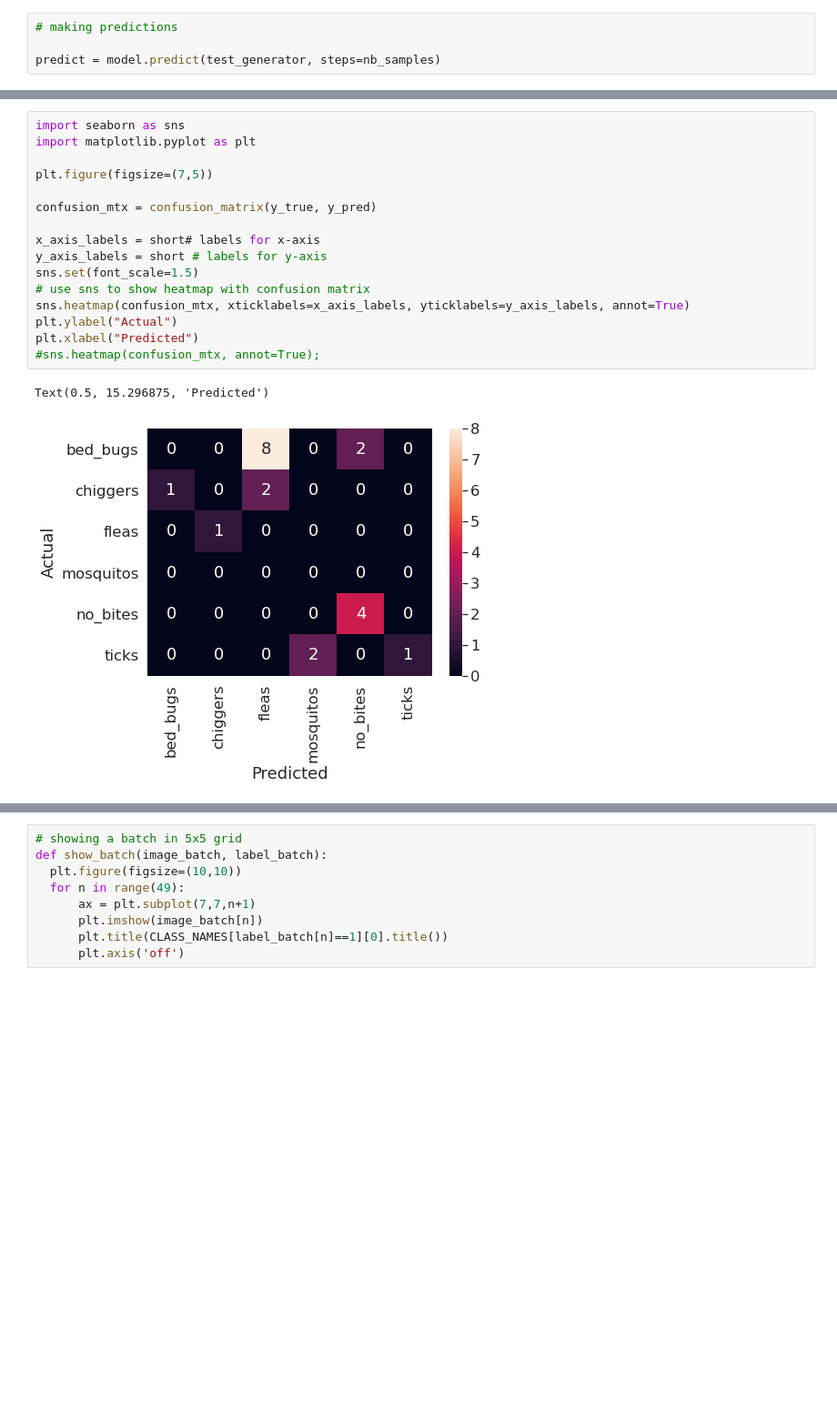
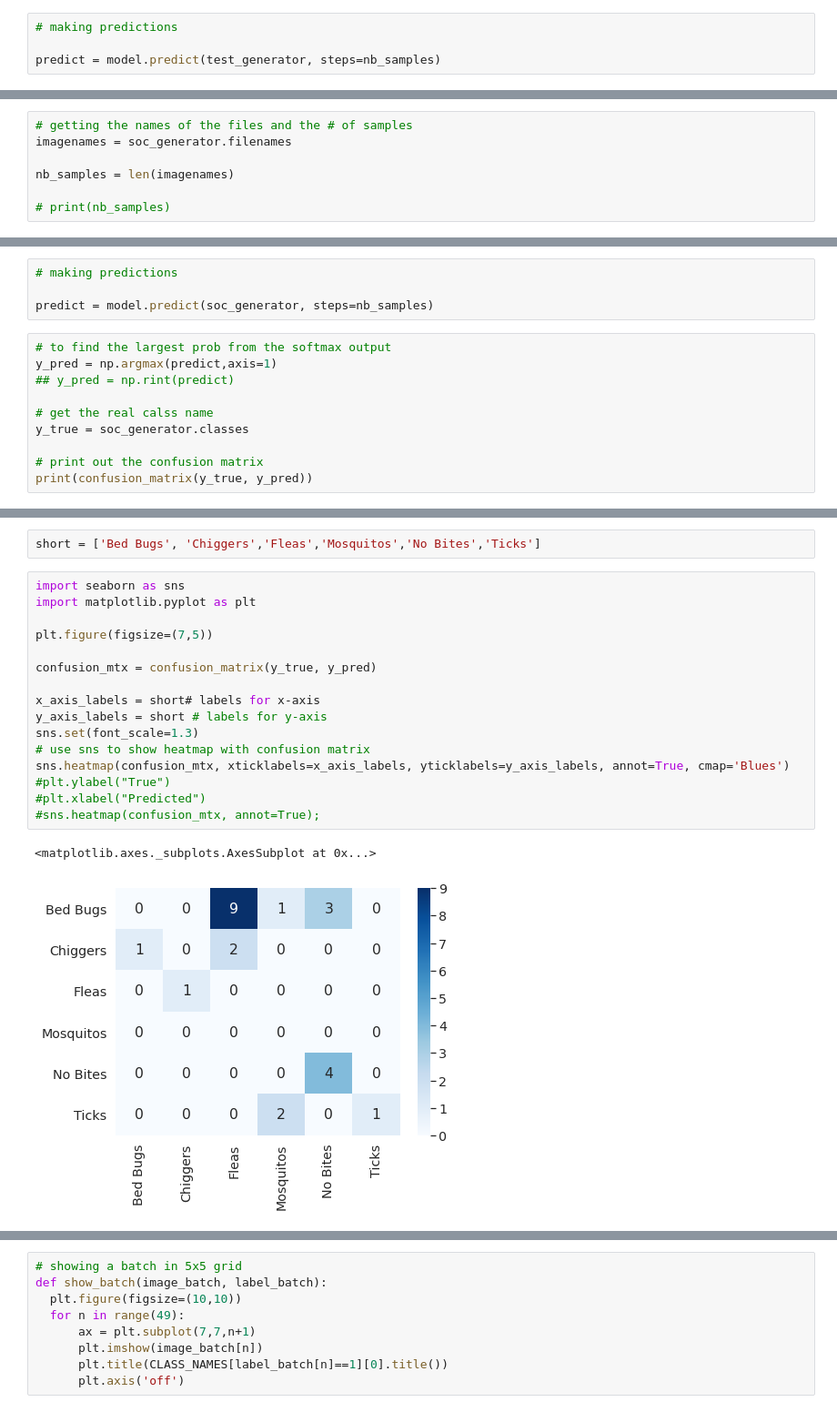
Before and after one commit to eyyeung/bugbite_ID, a Jupyter notebook: TensorFlow_Keras_LIME/Looking_at_wrong_predictions_V3.ipynb, the cells around one changed output, grey strips where cells are left out. Shown at 91% size. Drawn from its saved outputs; the diff is of its cells as text; blank space fills up the shorter version.

Commit message:
Added Simple_models and cleaned up notebooks

```diff
--- a/TensorFlow_Keras_LIME/Looking_at_wrong_predictions_V3.ipynb
+++ b/TensorFlow_Keras_LIME/Looking_at_wrong_predictions_V3.ipynb
@@ -80,0 +239,7 @@ print(confusion_matrix(y_true, y_pred))
+# %%
+# getting the names of the files and the # of samples
+imagenames = soc_generator.filenames
+
+nb_samples = len(imagenames)
+
+# print(nb_samples)
@@ -80,0 +248,14 @@ print(confusion_matrix(y_true, y_pred))
+# %%
+# making predictions
+
+predict = model.predict(soc_generator, steps=nb_samples)
+# %%
+# to find the largest prob from the softmax output
+y_pred = np.argmax(predict,axis=1)
+## y_pred = np.rint(predict)
+
+# get the real calss name
+y_true = soc_generator.classes
+
+# print out the confusion matrix
+print(confusion_matrix(y_true, y_pred))
@@ -95,22 +307,24 @@ short = ['bed_bugs','chiggers','fleas','mosquitos','no_bites','ticks']
+# %%
+short = ['Bed Bugs', 'Chiggers','Fleas','Mosquitos','No Bites','Ticks']
 # %%
 import seaborn as sns
 import matplotlib.pyplot as plt
 
 plt.figure(figsize=(7,5))
 
 confusion_mtx = confusion_matrix(y_true, y_pred)
 
 x_axis_labels = short# labels for x-axis
 y_axis_labels = short # labels for y-axis
-sns.set(font_scale=1.5)
+sns.set(font_scale=1.3)
 # use sns to show heatmap with confusion matrix
-sns.heatmap(confusion_mtx, xticklabels=x_axis_labels, yticklabels=y_axis_labels, annot=True)
-plt.ylabel("Actual")
-plt.xlabel("Predicted")
+sns.heatmap(confusion_mtx, xticklabels=x_axis_labels, yticklabels=y_axis_labels, annot=True, cmap='Blues')
+#plt.ylabel("True")
+#plt.xlabel("Predicted")
 #sns.heatmap(confusion_mtx, annot=True);
 # %% [output]
-Text(0.5, 15.296875, 'Predicted')
+<matplotlib.axes._subplots.AxesSubplot at 0x...>
-[figure, old version]
+[figure, new version]
 # %%
 # no of misclassifications
 errors = np.where(y_pred != y_true)[0]
```
Also changed, not shown: parts of 41 cells of this notebook, 29 other files.
